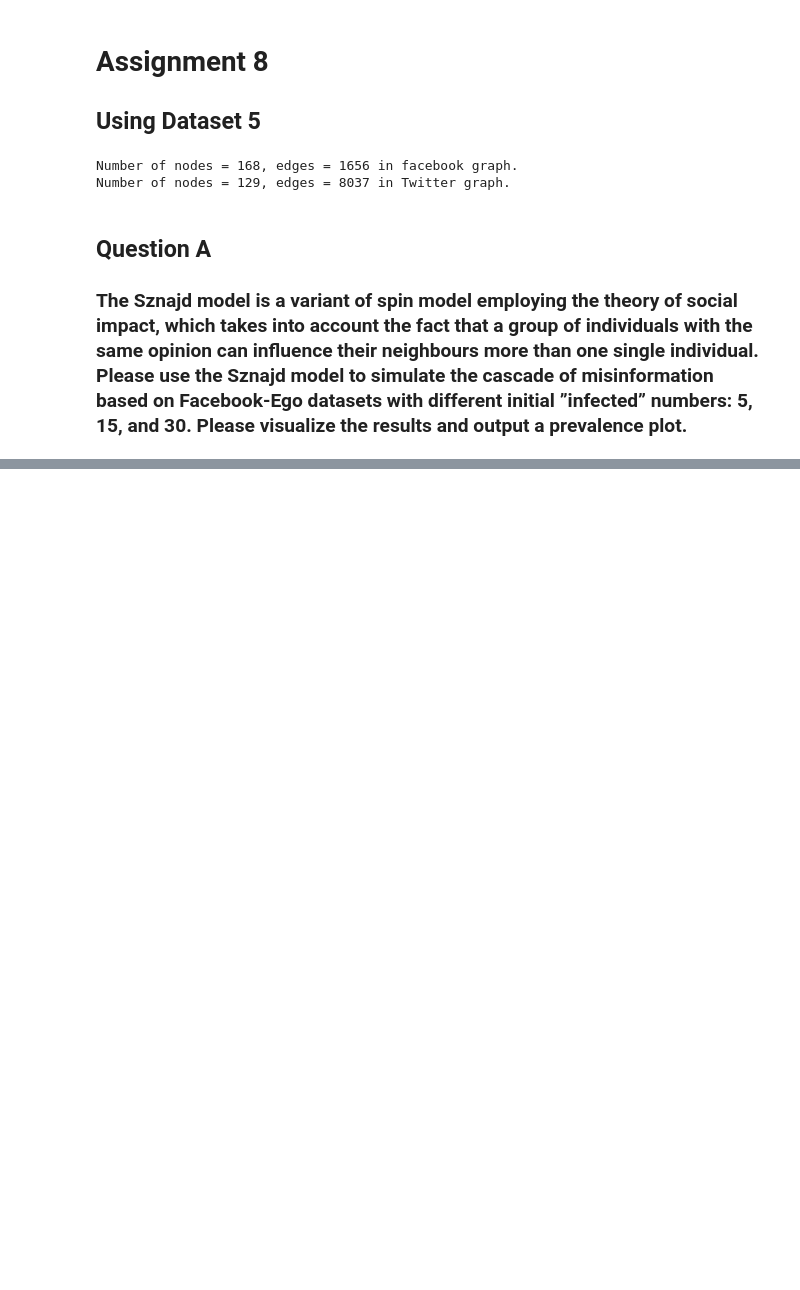
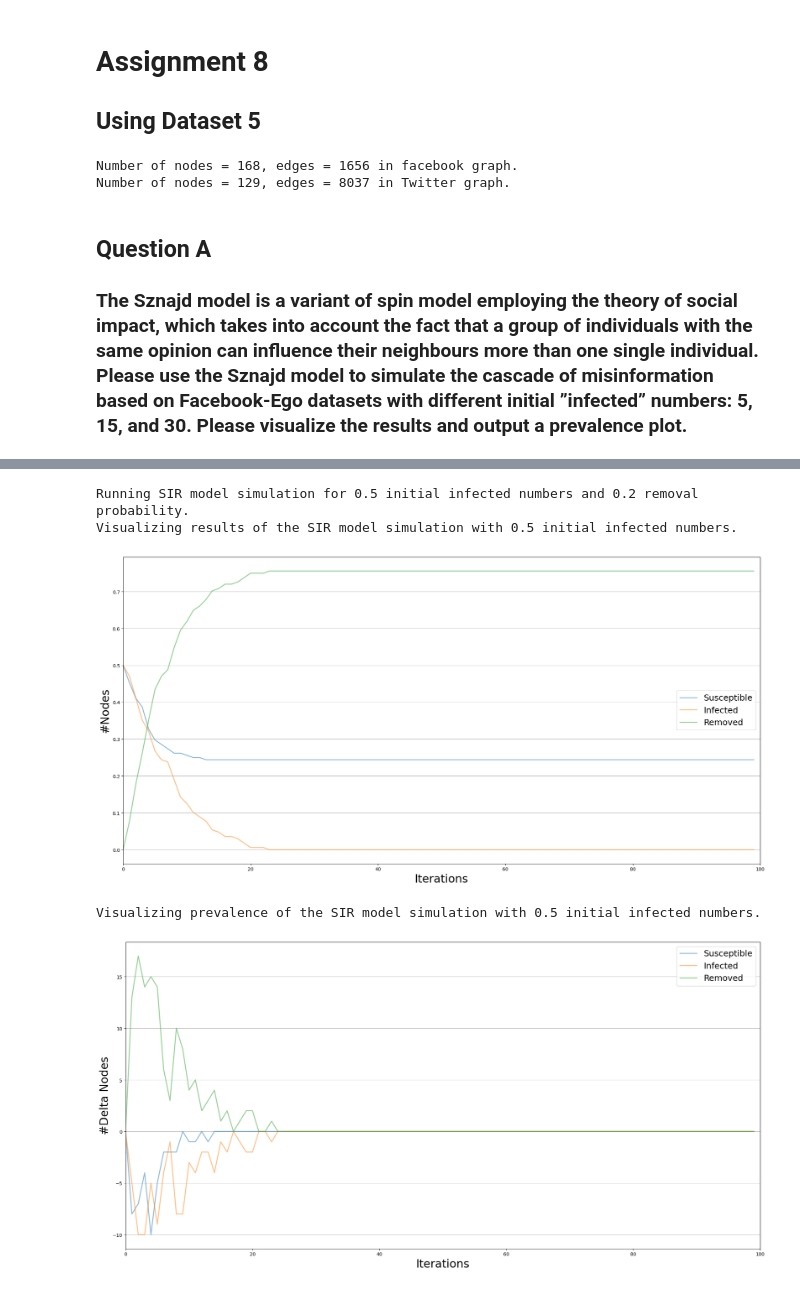
Before and after one commit to Michael-Mbajwa/Complex-Networks, a Jupyter notebook: Assingment8_MichaelMbajwa/Assignment8_Michael_Mbajwa.ipynb, the cells around one changed output, grey strips where cells are left out. Saved outputs shown, nothing was run; the diff lists cells and outputs as text; code cells hidden in the pictures; blank space fills up the shorter version.

Commit message:
Question 8B completed

```diff
--- a/Assingment8_MichaelMbajwa/Assignment8_Michael_Mbajwa.ipynb
+++ b/Assingment8_MichaelMbajwa/Assignment8_Michael_Mbajwa.ipynb
@@ -103,0 +118,47 @@ sznajd_model(30, 100)
+# %%
+# Declare function for question B
+def SIR_model(G, infection, removal, iter):
+    """_summary_
+
+    Args:
+        G (grapj): networkx graph
+        infection (float): initial set of infected nodes
+        removal (float): removal probability
+        iter (int): number of iterations
+    """
+    # declare the model
+    model = ep.SIRModel(G)
+
+    # Configuration of the model
+    cfg = mc.Configuration()
+    cfg.add_model_parameter('beta', 0.01) # probability of infection
+    cfg.add_model_parameter('gamma', removal) # removal probability
+    cfg.add_model_parameter("fraction_infected", infection) # initial set of infected nodes
+    model.set_initial_status(cfg)
+
+    # Simulation execution
+    iterations = model.iteration_bunch(iter)
+    trends = model.build_trends(iterations)
+
+    %matplotlib inline
+    print("Visualizing results of the SIR model simulation with {} initial infected numbers.".format(infection))
+    # visualize the result
+    viz = DiffusionTrend(model, trends)
+    p = viz.plot()
+
+    %matplotlib inline
+    print("Visualizing prevalence of the SIR model simulation with {} initial infected numbers.".format(infection))
+    # prevalence plot
+    viz2 = DiffusionPrevalence(model, trends)
+    p2 = viz2.plot()
+
+    return
+# %%
+print("Running SIR model simulation for {0} initial infected numbers and {1} removal probability.".format(0.5, 0.2))
+SIR_model(graphFacebook, 0.5, 0.2, 100)
+# %% [output]
+Running SIR model simulation for 0.5 initial infected numbers and 0.2 removal probability.
+Visualizing results of the SIR model simulation with 0.5 initial infected numbers.
+[figure, added]
+Visualizing prevalence of the SIR model simulation with 0.5 initial infected numbers.
+[figure, added]
```
Also changed, not shown: parts of 8 cells of this notebook.
